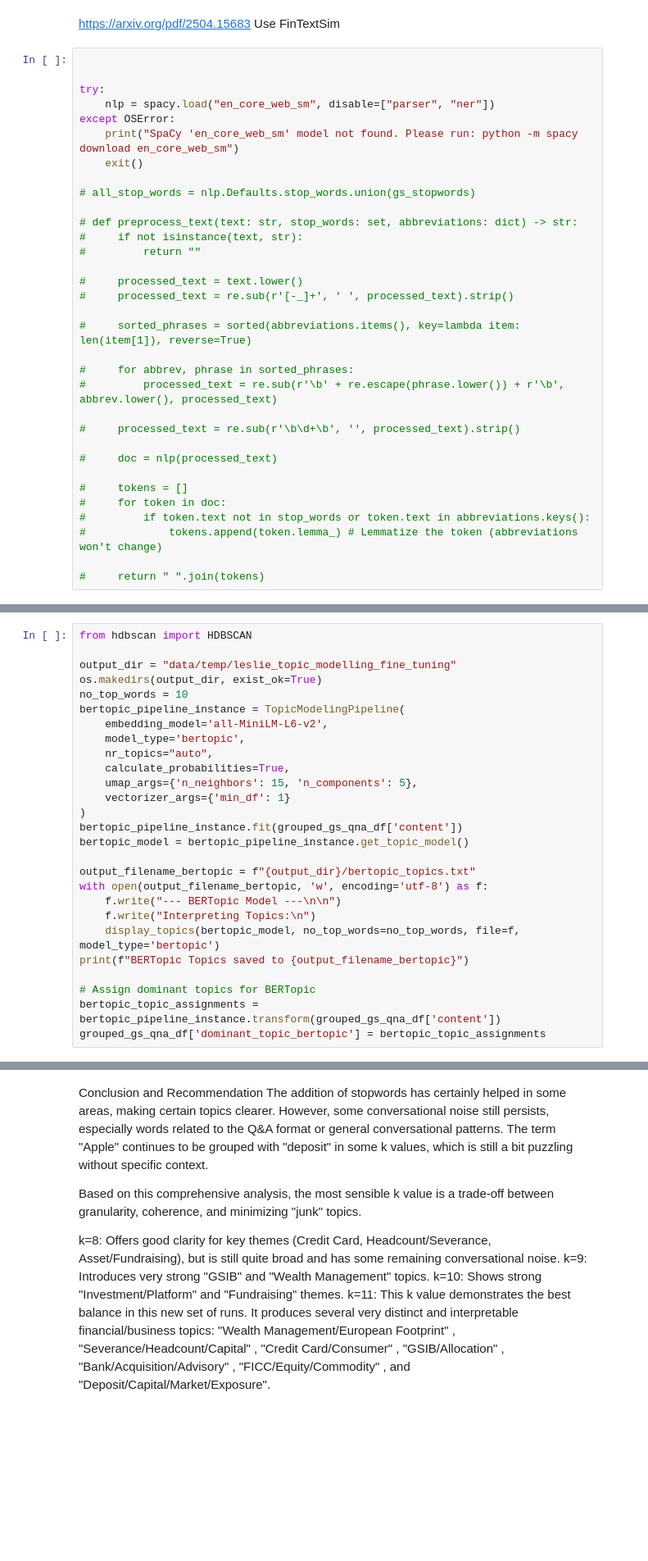
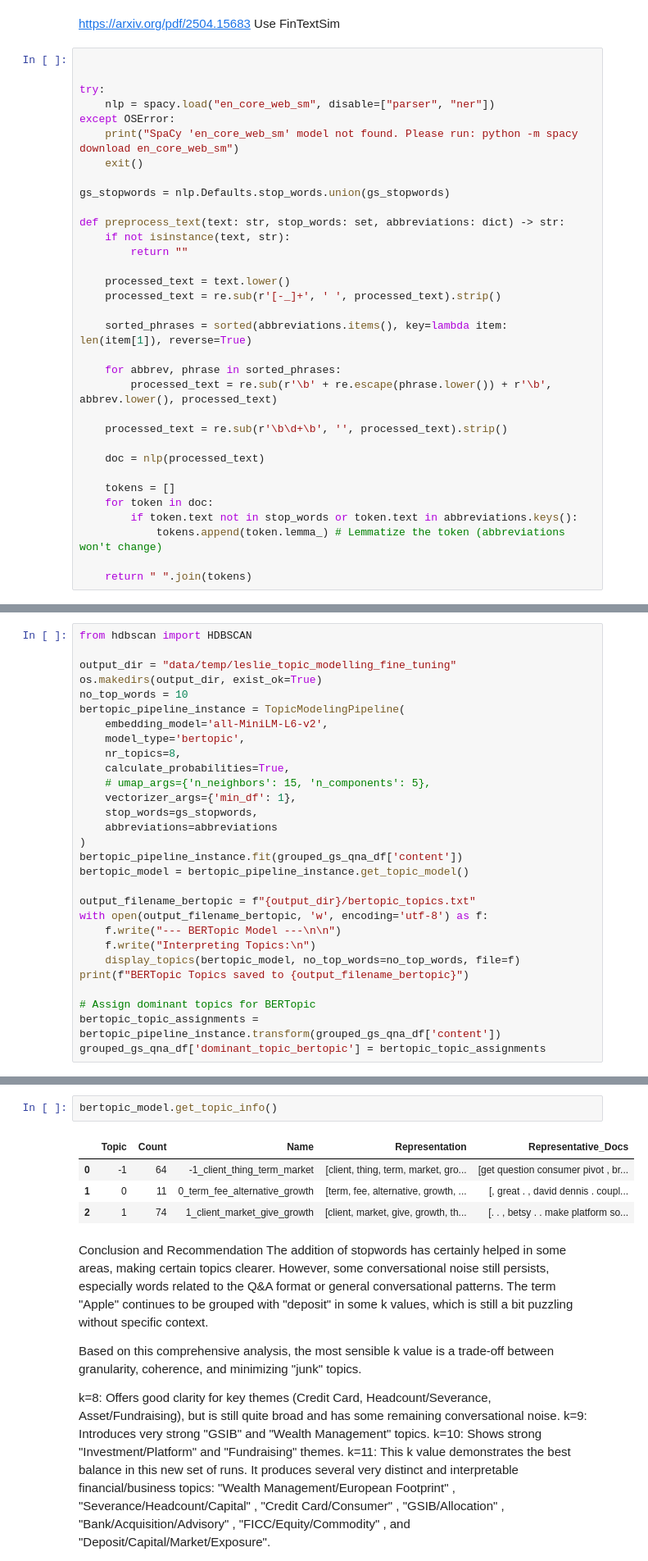
Before and after one commit to EErlando/Quarterly-Bytes, a Jupyter notebook: notebooks/3_modelling/LP_1_topic_modelling.ipynb, the cells around one changed output, grey strips where cells are left out. Shown at 82% size. Saved outputs shown, nothing was run; the diff lists cells and outputs as text; blank space fills up the shorter version.

```diff
--- a/notebooks/3_modelling/LP_1_topic_modelling.ipynb
+++ b/notebooks/3_modelling/LP_1_topic_modelling.ipynb
@@ -167,30 +167,30 @@ except OSError:
     print("SpaCy 'en_core_web_sm' model not found. Please run: python -m spacy download en_core_web_sm")
     exit()
 
-# all_stop_words = nlp.Defaults.stop_words.union(gs_stopwords)
+gs_stopwords = nlp.Defaults.stop_words.union(gs_stopwords)
 
-# def preprocess_text(text: str, stop_words: set, abbreviations: dict) -> str:
-#     if not isinstance(text, str):
-#         return ""
+def preprocess_text(text: str, stop_words: set, abbreviations: dict) -> str:
+    if not isinstance(text, str):
+        return ""
 
-#     processed_text = text.lower()
-#     processed_text = re.sub(r'[-_]+', ' ', processed_text).strip()
+    processed_text = text.lower()
+    processed_text = re.sub(r'[-_]+', ' ', processed_text).strip()
 
-#     sorted_phrases = sorted(abbreviations.items(), key=lambda item: len(item[1]), reverse=True)
+    sorted_phrases = sorted(abbreviations.items(), key=lambda item: len(item[1]), reverse=True)
 
-#     for abbrev, phrase in sorted_phrases:
-#         processed_text = re.sub(r'\b' + re.escape(phrase.lower()) + r'\b', abbrev.lower(), processed_text)
+    for abbrev, phrase in sorted_phrases:
+        processed_text = re.sub(r'\b' + re.escape(phrase.lower()) + r'\b', abbrev.lower(), processed_text)
 
-#     processed_text = re.sub(r'\b\d+\b', '', processed_text).strip()
+    processed_text = re.sub(r'\b\d+\b', '', processed_text).strip()
 
-#     doc = nlp(processed_text)
+    doc = nlp(processed_text)
 
-#     tokens = []
-#     for token in doc:
-#         if token.text not in stop_words or token.text in abbreviations.keys():
-#             tokens.append(token.lemma_) # Lemmatize the token (abbreviations won't change)
+    tokens = []
+    for token in doc:
+        if token.text not in stop_words or token.text in abbreviations.keys():
+            tokens.append(token.lemma_) # Lemmatize the token (abbreviations won't change)
 
-#     return " ".join(tokens)
+    return " ".join(tokens)
 # %%
 import pandas as pd
 from sklearn.base import BaseEstimator, TransformerMixin
@@ -424,10 +448,12 @@ no_top_words = 10
 bertopic_pipeline_instance = TopicModelingPipeline(
     embedding_model='all-MiniLM-L6-v2',
     model_type='bertopic',
-    nr_topics="auto",
+    nr_topics=8,
     calculate_probabilities=True,
-    umap_args={'n_neighbors': 15, 'n_components': 5},
-    vectorizer_args={'min_df': 1}
+    # umap_args={'n_neighbors': 15, 'n_components': 5},
+    vectorizer_args={'min_df': 1},
+    stop_words=gs_stopwords,
+    abbreviations=abbreviations
 )
 bertopic_pipeline_instance.fit(grouped_gs_qna_df['content'])
 bertopic_model = bertopic_pipeline_instance.get_topic_model()
@@ -436,7 +462,7 @@ output_filename_bertopic = f"{output_dir}/bertopic_topics.txt"
 with open(output_filename_bertopic, 'w', encoding='utf-8') as f:
     f.write("--- BERTopic Model ---\n\n")
     f.write("Interpreting Topics:\n")
-    display_topics(bertopic_model, no_top_words=no_top_words, file=f, model_type='bertopic')
+    display_topics(bertopic_model, no_top_words=no_top_words, file=f)
 print(f"BERTopic Topics saved to {output_filename_bertopic}")
 
 # Assign dominant topics for BERTopic
@@ -454,3 +483,10 @@ If this is a private repository, make sure to pass a token having permission to
+# %%
+bertopic_model.get_topic_info()
+# %% [output]
+|  | Topic | Count | Name | Representation | Representative_Docs |
+| 0 | -1 | 64 | -1_client_thing_term_market | [client, thing, term, market, gro... | [get question consumer pivot , br... |
+| 1 | 0 | 11 | 0_term_fee_alternative_growth | [term, fee, alternative, growth, ... | [, great . , david dennis . coupl... |
+| 2 | 1 | 74 | 1_client_market_give_growth | [client, market, give, growth, th... | [. . , betsy . . make platform so... |
 # %% [markdown]
 Conclusion and Recommendation
 The addition of stopwords has certainly helped in some areas, making certain topics clearer. However, some conversational noise still persists, especially words related to the Q&A format or general conversational patterns. The term "Apple" continues to be grouped with "deposit" in some k values, which is still a bit puzzling without specific context.
```
Also changed, not shown: parts of 2 cells of this notebook.
